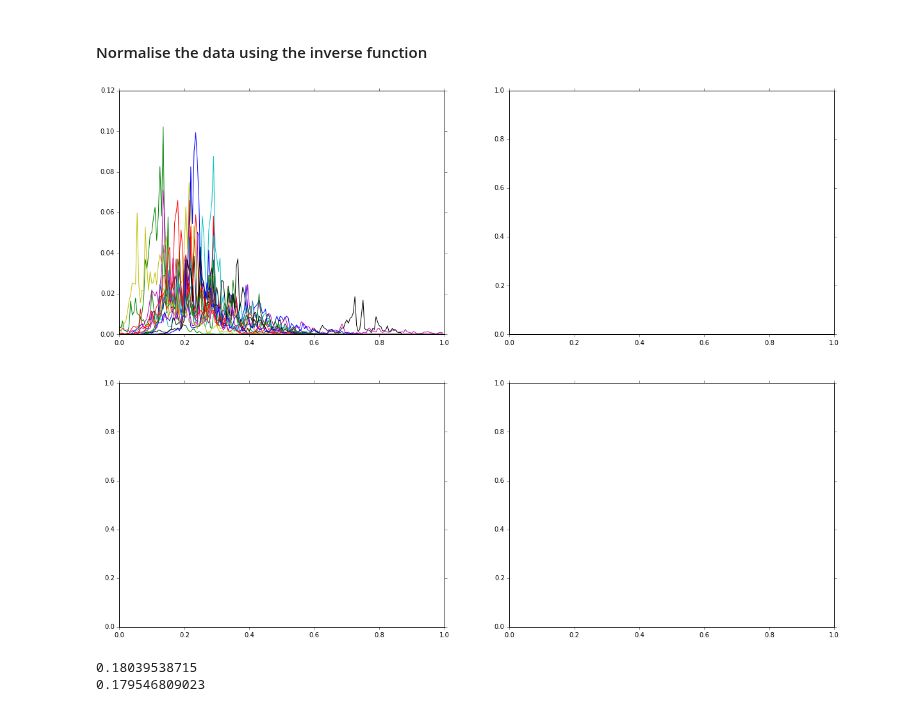
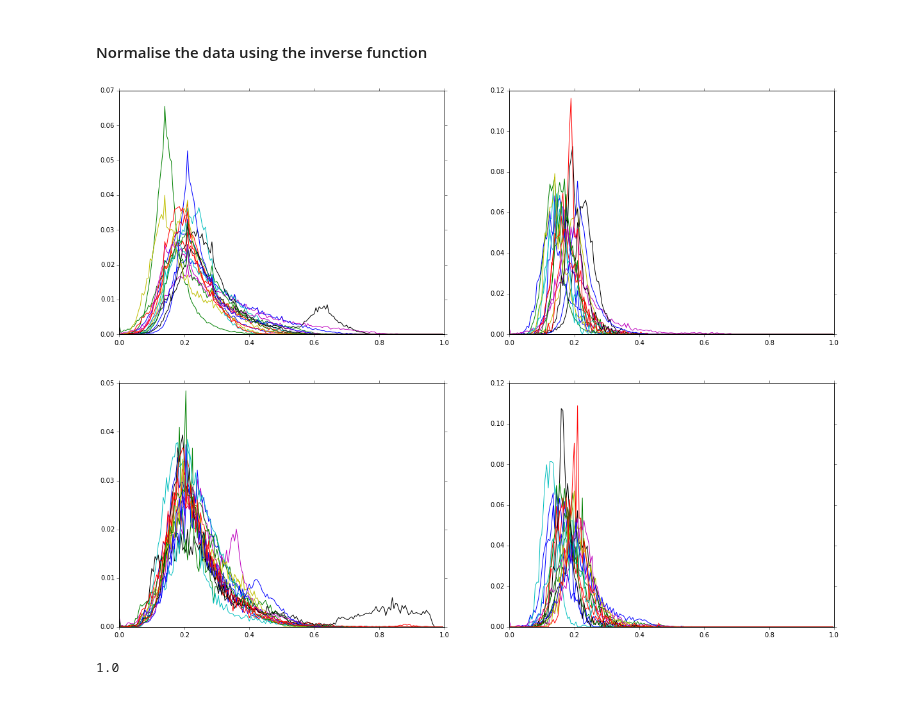
Before and after one commit to I2Cvb/prostate, a Jupyter notebook: notebook/time-warping-normalisation-t2w.ipynb, the cells around one changed output. Cells and saved outputs as stored; diff of their text form; code cells hidden in the pictures.

```diff
--- a/notebook/time-warping-normalisation-t2w.ipynb
+++ b/notebook/time-warping-normalisation-t2w.ipynb
@@ -52,8 +54,10 @@ def nmi(data):
 # To make the future plots
 fig, axes = plt.subplots(nrows=2, ncols=2, figsize=(20, 15))
 
-global_hist_t2w = np.zeros((200, len(patient_sizes)))
-global_hist_t2w_cap = np.zeros((200, len(patient_sizes)))
+nsampling=200
+
+global_hist_t2w = np.zeros((nsampling, len(patient_sizes)))
+global_hist_t2w_cap = np.zeros((nsampling, len(patient_sizes)))
 nmi_raw = []
 
 for pt in xrange(len(patient_sizes)):
@@ -68,7 +72,7 @@ for pt in xrange(len(patient_sizes)):
 
     ##### RAW DATA #####
     # Compute the histogram for the whole data
-    nb_bins = 200
+    nb_bins = nsampling
     hist, bin_edges = np.histogram(data_t2w_norm[start_idx : end_idx], bins=nb_bins, range=(0., 1.), density=True)
     hist = np.divide(hist, np.sum(hist))
     axes[0, 0].plot(bin_edges[0 : -1], hist, label='Patient '+str(pt))
@@ -77,7 +81,7 @@ for pt in xrange(len(patient_sizes)):
     global_hist_t2w[:, pt] = hist
 
     # Compute the histogram for the cancer data
-    nb_bins = 200
+    nb_bins = nsampling
     sub_data = data_t2w_norm[start_idx : end_idx]
     cap_data = sub_data[np.nonzero(label[start_idx : end_idx] == 1)[0]]
     hist, bin_edges = np.histogram(cap_data, bins=nb_bins, range=(0., 1.), density=True)
@@ -90,7 +94,8 @@ for pt in xrange(len(patient_sizes)):
     time = bin_edges[0 : -1]
 
 # Align all the curve using FDASRSF
-out = fs.srsf_align(global_hist_t2w, time, showplot=True)
+out = fs.srsf_align(global_hist_t2w, time, showplot=False, smoothdata=True, method='mean')
+#out = fs.align_fPCA(global_hist_t2w, time, showplot=False, smoothdata=True, num_comp=3)
 axes[1, 0].plot(time, out.fn)
 plt.show()
 # %% [output]
@@ -140,36 +122,65 @@ maximal number of iterations is reached
 # %%
 # To make the future plots
 fig, axes = plt.subplots(nrows=2, ncols=2, figsize=(20, 15))
 
 # Make a copy of the original data
 data_norm_fda = data_t2w_norm.copy()
 
 # Try to normalise the data
 for pt in xrange(len(patient_sizes)):
 
     # Find the index of the current patients
     if (pt == 0):
         start_idx = 0
         end_idx = patient_sizes[pt]
     else:
         start_idx = np.sum(patient_sizes[0 : pt])
         end_idx = np.sum(patient_sizes[0 : pt + 1])
 
     # Let's normalise the data using the interpolation function
-    data_norm_fda[start_idx:end_idx] = np.interp(data_t2w_norm[start_idx:end_idx],
-                                                 time,
-                                                 out.gam[:, pt])
+    time = time / time[-1]
+    f = interpolate.interp1d(time, fs.invertGamma(out.gam[:, pt]), kind='cubic')
+    data_norm_fda[start_idx:end_idx] = f(data_t2w_norm[start_idx:end_idx])
+    #data_norm_fda[start_idx:end_idx] = np.interp(data_t2w_norm[start_idx:end_idx],
+    #                                             time,
+    #                                             fs.invertGamma(out.gam[:, pt]))
 
     # Compute the histogram for the whole data
-    nb_bins = 200
+    nb_bins = nsampling
     hist, bin_edges = np.histogram(data_norm_fda[start_idx : end_idx], bins=nb_bins, range=(0., 1.), density=True)
     hist = np.divide(hist, np.sum(hist))
+    axes[1, 0].plot(bin_edges[0 : -1], hist, label='Patient '+str(pt))
+
+    # Compute the histogram for the cancer data
+    nb_bins = nsampling
+    sub_data = data_norm_fda[start_idx : end_idx]
+    cap_data = sub_data[np.nonzero(label[start_idx : end_idx] == 1)[0]]
+    hist, bin_edges = np.histogram(cap_data, bins=nb_bins, range=(0., 1.), density=True)
+    hist = np.divide(hist, np.sum(hist))
+    axes[1, 1].plot(bin_edges[0 : -1], hist)
+
+    # Compute the histogram for the whole data
+    nb_bins = nsampling
+    hist, bin_edges = np.histogram(data_t2w_norm[start_idx : end_idx], bins=nb_bins, range=(0., 1.), density=True)
+    hist = np.divide(hist, np.sum(hist))
     axes[0, 0].plot(bin_edges[0 : -1], hist, label='Patient '+str(pt))
+
+    # Append the histogram to the global list of histogram
+    global_hist_t2w[:, pt] = hist
+
+    # Compute the histogram for the cancer data
+    nb_bins = nsampling
+    sub_data = data_t2w_norm[start_idx : end_idx]
+    cap_data = sub_data[np.nonzero(label[start_idx : end_idx] == 1)[0]]
+    hist, bin_edges = np.histogram(cap_data, bins=nb_bins, range=(0., 1.), density=True)
+    hist = np.divide(hist, np.sum(hist))
+    axes[0, 1].plot(bin_edges[0 : -1], hist)
+
+    # Append the histogram to the global list of histogram
+    global_hist_t2w_cap[:, pt] = hist
 # %% [output]
-[figure, old version]
+[figure, new version]
-# %%
-print data_t2w_norm[0]
-print np.interp(data_t2w_norm[0], out.gam[:, 0], time)
-# %% [output]
-0.18039538715
-0.179546809023
+# %%
+print np.max(time)
+# %% [output]
+1.0
```
Also changed, not shown: parts of 2 cells of this notebook.
